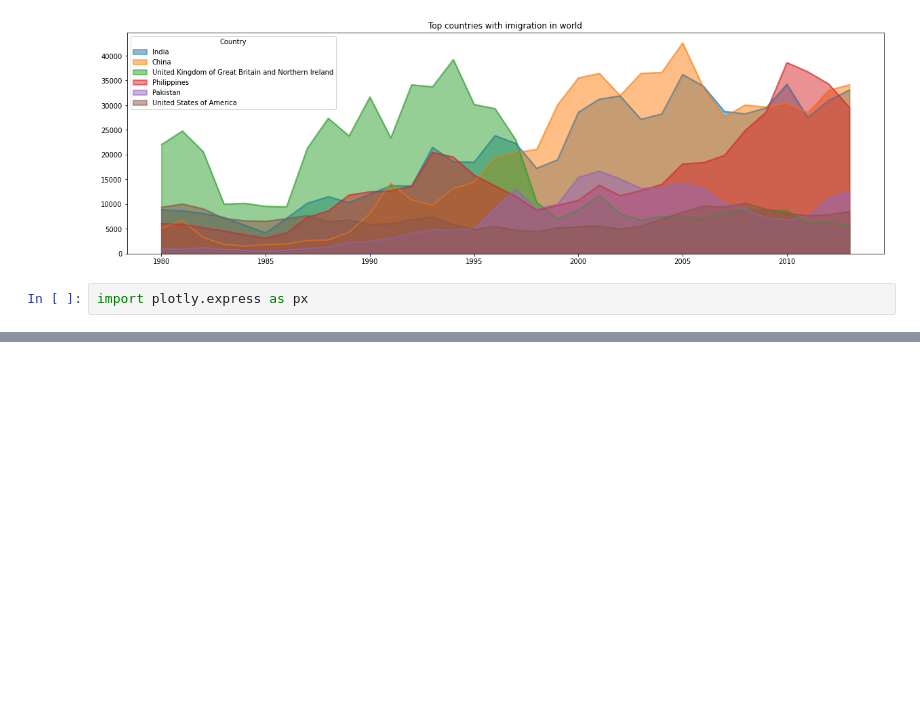
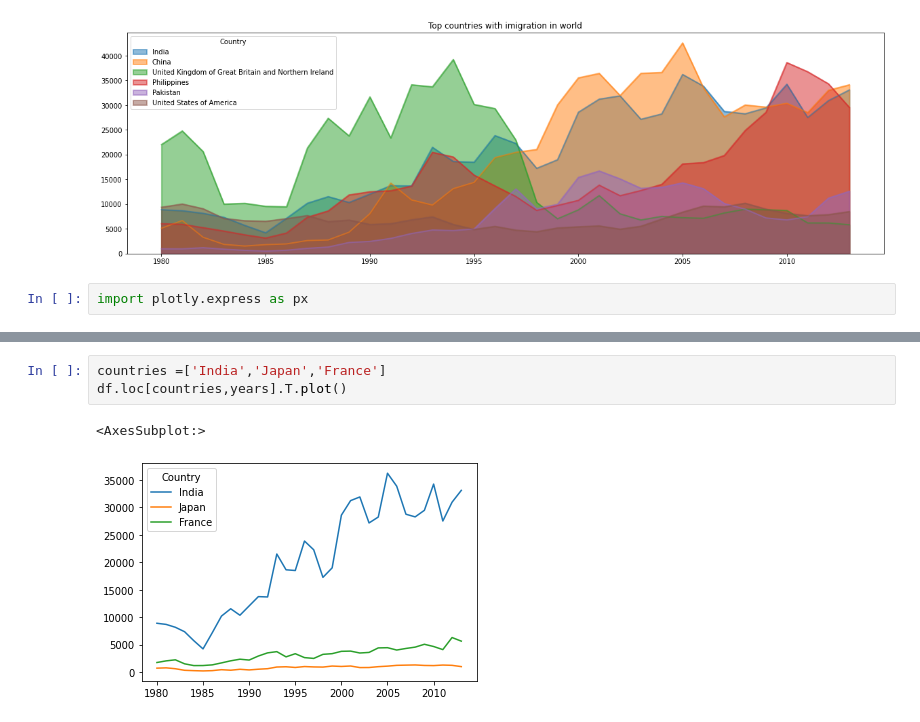
Before and after one commit to tanmaymis/python-c, a Jupyter notebook: data scince/ana;ysis.ipynb, the cells around one changed output, grey strips where cells are left out. Cells and saved outputs as stored; diff of their text form; blank space fills up the shorter version.

```diff
--- a/data scince/ana;ysis.ipynb
+++ b/data scince/ana;ysis.ipynb
@@ -449,0 +467,6 @@ ValueError: Mime type rendering requires nbformat>=4.2.0 but it is not installed
+# %%
+countries =['India','Japan','France']
+df.loc[countries,years].T.plot()
+# %% [output]
+<AxesSubplot:>
+[figure, added]
```
Also changed, not shown: parts of 1 cell of this notebook, 7 other files.
